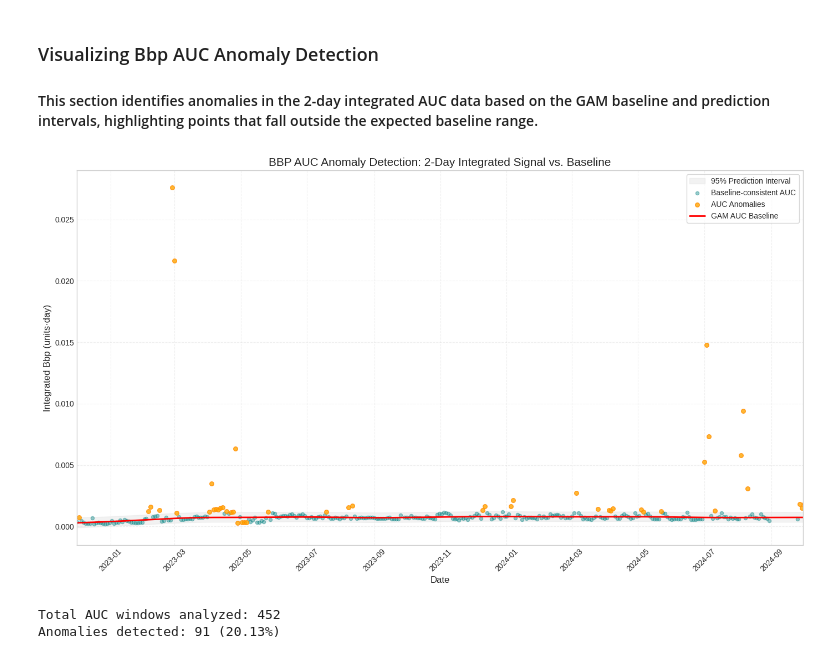
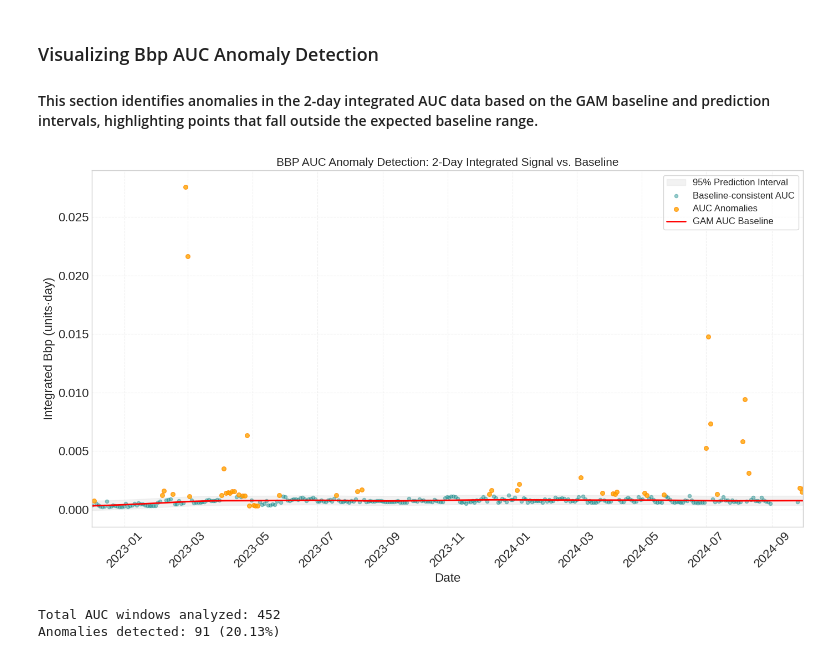
Before and after one commit to eqmh/sedtrap_bbp, a Jupyter notebook: bbp_data_explorer.ipynb, the cells around one changed output. Drawn from its saved outputs; the diff is of its cells as text; code cells hidden in the pictures.

Commit message:
Adjust plot font size and re-knit

```diff
--- a/bbp_data_explorer.ipynb
+++ b/bbp_data_explorer.ipynb
@@ -704,6 +704,11 @@ if 'trap_flux_tbl' in locals() and 'baseline' in trap_flux_tbl.columns:
     # Fit
     plt.plot(df_sorted['Mid-Date'], df_sorted['baseline'], color='red', linewidth=2, label='GAM Baseline')
 
+    # Set X-axis range to cover deployment
+    start_lim = datetime(2022, 12, 1)
+    end_lim = datetime(2024, 9, 30)
+    plt.xlim(start_lim, end_lim)
+
     plt.title(f'Sediment Trap Anomaly Detection: {trap_col}', fontsize=15)
     plt.ylabel('Mass Flux', fontsize=12)
     plt.legend()
@@ -997,37 +1002,38 @@ if 'bbp_auc_summary' in locals() and 'AUC_Baseline' in bbp_auc_summary.columns:
 
     # Plot Baseline Data Points (points within PI)
     plt.scatter(baseline_pts['Period_Start'], baseline_pts['Bbp_AUC_2day'],
                 color='teal', s=20, alpha=0.4, label='Baseline-consistent AUC')
 
     # Plot Anomalies (points outside PI)
     plt.scatter(anomaly_pts['Period_Start'], anomaly_pts['Bbp_AUC_2day'],
                 color='orange', s=30, alpha=0.8, edgecolor='darkorange', label='AUC Anomalies')
 
     # Plot GAM Baseline Trend
     plt.plot(bbp_auc_summary['Period_Start'], bbp_auc_summary['AUC_Baseline'],
              color='red', linewidth=2, label='GAM AUC Baseline')
 
     # Formatting
     plt.title('BBP AUC Anomaly Detection: 2-Day Integrated Signal vs. Baseline', fontsize=15)
-    plt.xlabel('Date', fontsize=12)
-    plt.ylabel('Integrated Bbp (units·day)', fontsize=12)
+    plt.xlabel('Date', fontsize=16)
+    plt.ylabel('Integrated Bbp (units·day)', fontsize=16)
 
     # Set X-axis range to cover deployment
     start_lim = bbp_auc_summary['Period_Start'].min()
     end_lim = datetime(2024, 9, 30)
     plt.xlim(start_lim, end_lim)
 
-    plt.legend(loc='upper right', frameon=True, fontsize=10)
-    plt.xticks(rotation=45)
+    plt.legend(loc='upper right', frameon=True, fontsize=12)
+    plt.xticks(rotation=45, fontsize=16)
+    plt.yticks(fontsize=16)
     plt.grid(True, linestyle='--', alpha=0.3)
     plt.tight_layout()
     plt.show()
 
     print(f"Total AUC windows analyzed: {len(bbp_auc_summary)}")
     print(f"Anomalies detected: {len(anomaly_pts)} ({len(anomaly_pts)/len(bbp_auc_summary)*100:.2f}%)")
 else:
     print("AUC modeling results not found. Please run Section 20 first.")
 # %% [output]
-[figure, old version]
+[figure, new version]
 Total AUC windows analyzed: 452
 Anomalies detected: 91 (20.13%)
```
Also changed, not shown: parts of 1 cell of this notebook.
